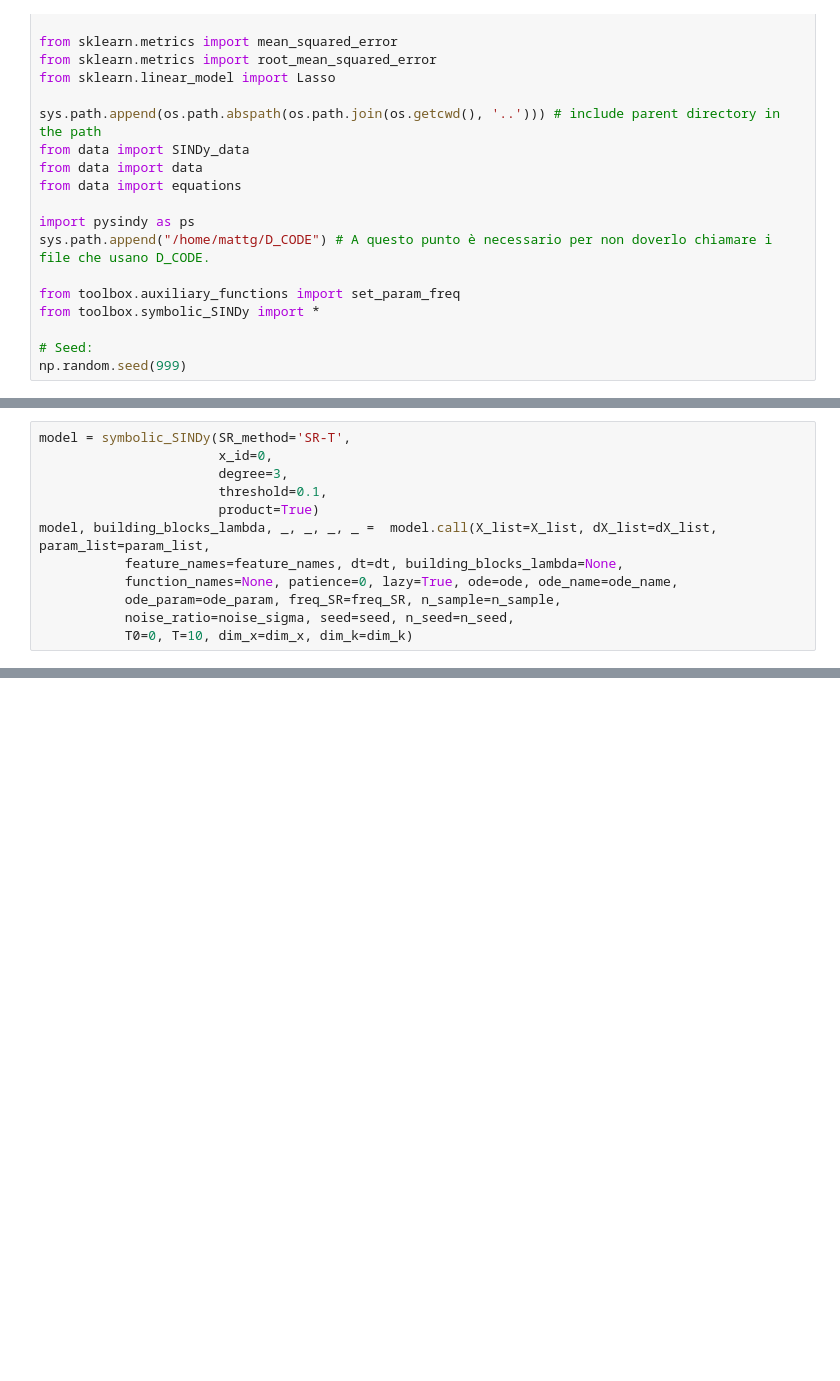
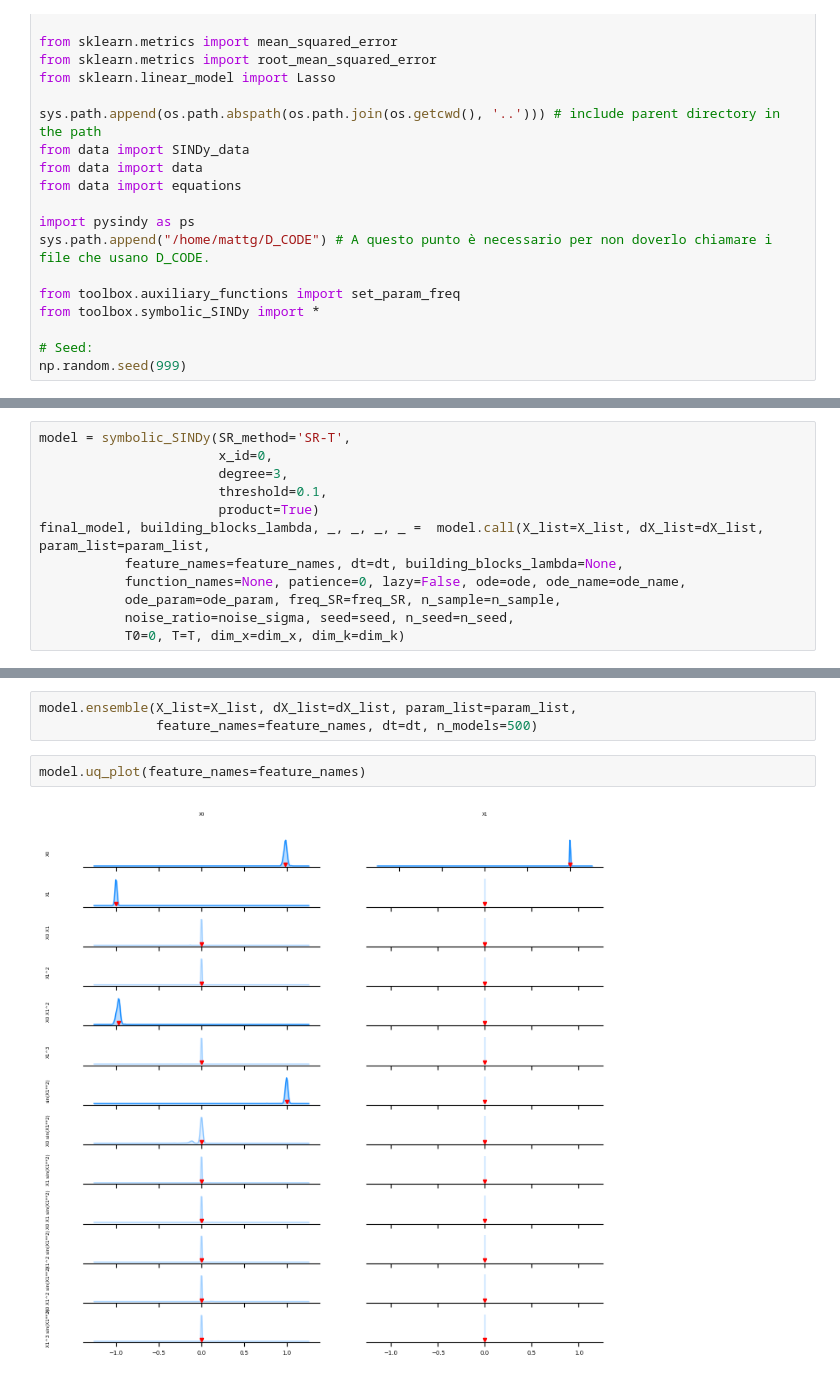
Before and after one commit to mattiagast/TesiBackup, a Jupyter notebook: Examples/testSymbolicSINDy.ipynb, the cells around one changed output, grey strips where cells are left out. Cells and saved outputs as stored; diff of their text form; blank space fills up the shorter version.

Commit message:
Ensemble-Symbolic-SINDy added

```diff
--- a/Examples/testSymbolicSINDy.ipynb
+++ b/Examples/testSymbolicSINDy.ipynb
@@ -63,10 +63,10 @@ model = symbolic_SINDy(SR_method='SR-T',
                        degree=3,
                        threshold=0.1,
                        product=True)
-model, building_blocks_lambda, _, _, _, _ =  model.call(X_list=X_list, dX_list=dX_list, param_list=param_list,
+final_model, building_blocks_lambda, _, _, _, _ =  model.call(X_list=X_list, dX_list=dX_list, param_list=param_list,
            feature_names=feature_names, dt=dt, building_blocks_lambda=None,
-           function_names=None, patience=0, lazy=True, ode=ode, ode_name=ode_name,
+           function_names=None, patience=0, lazy=False, ode=ode, ode_name=ode_name,
            ode_param=ode_param, freq_SR=freq_SR, n_sample=n_sample,
            noise_ratio=noise_sigma, seed=seed, n_seed=n_seed,
-           T0=0, T=10, dim_x=dim_x, dim_k=dim_k)
+           T0=0, T=T, dim_x=dim_x, dim_k=dim_k)
 # %% [output]
@@ -80,0 +91,7 @@ Lasso penalty:  4.395414296055571
+# %%
+model.ensemble(X_list=X_list, dX_list=dX_list, param_list=param_list,
+               feature_names=feature_names, dt=dt, n_models=500)
+# %%
+model.uq_plot(feature_names=feature_names)
+# %% [output]
+[figure, added]
```
Also changed, not shown: parts of 4 cells of this notebook, 8 other files.
